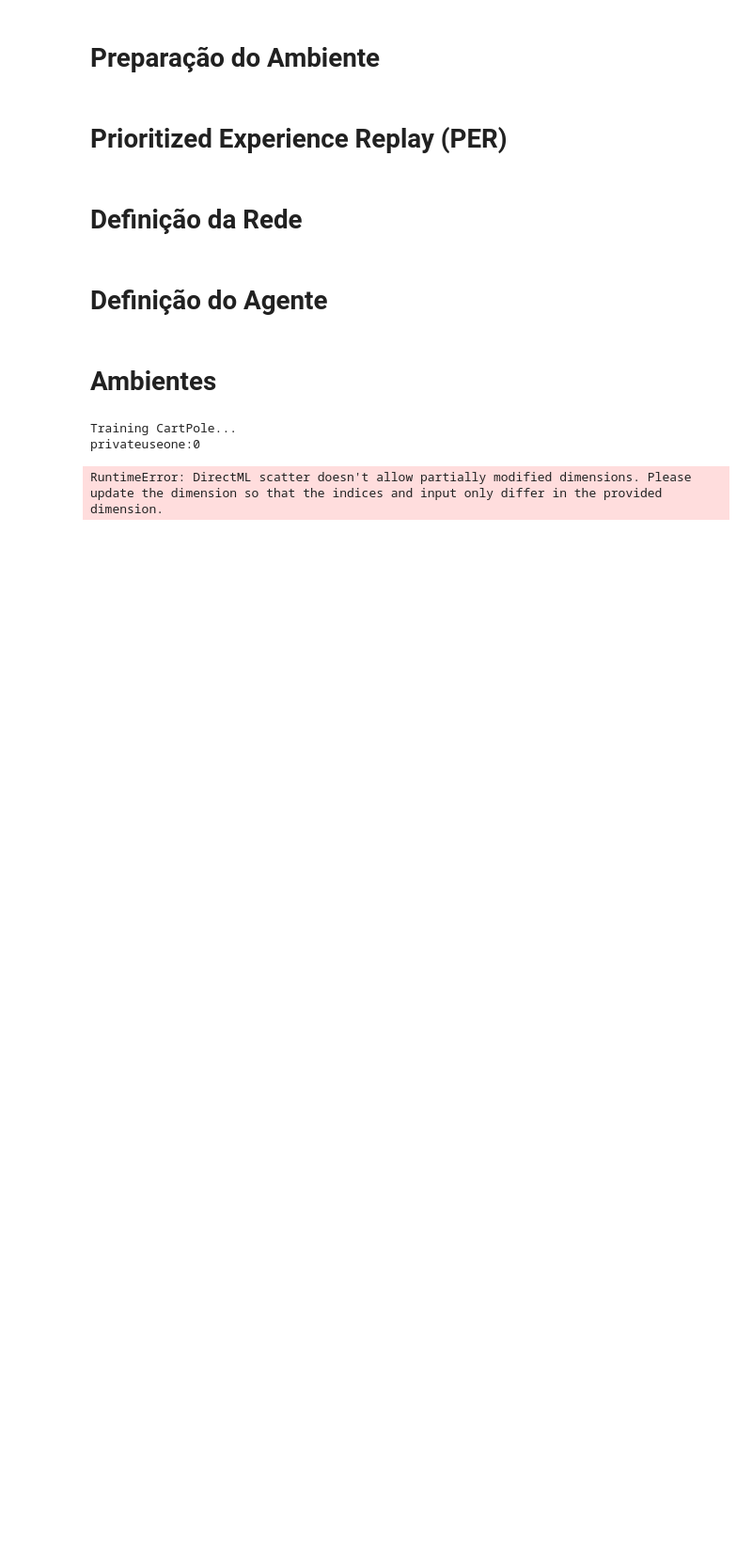
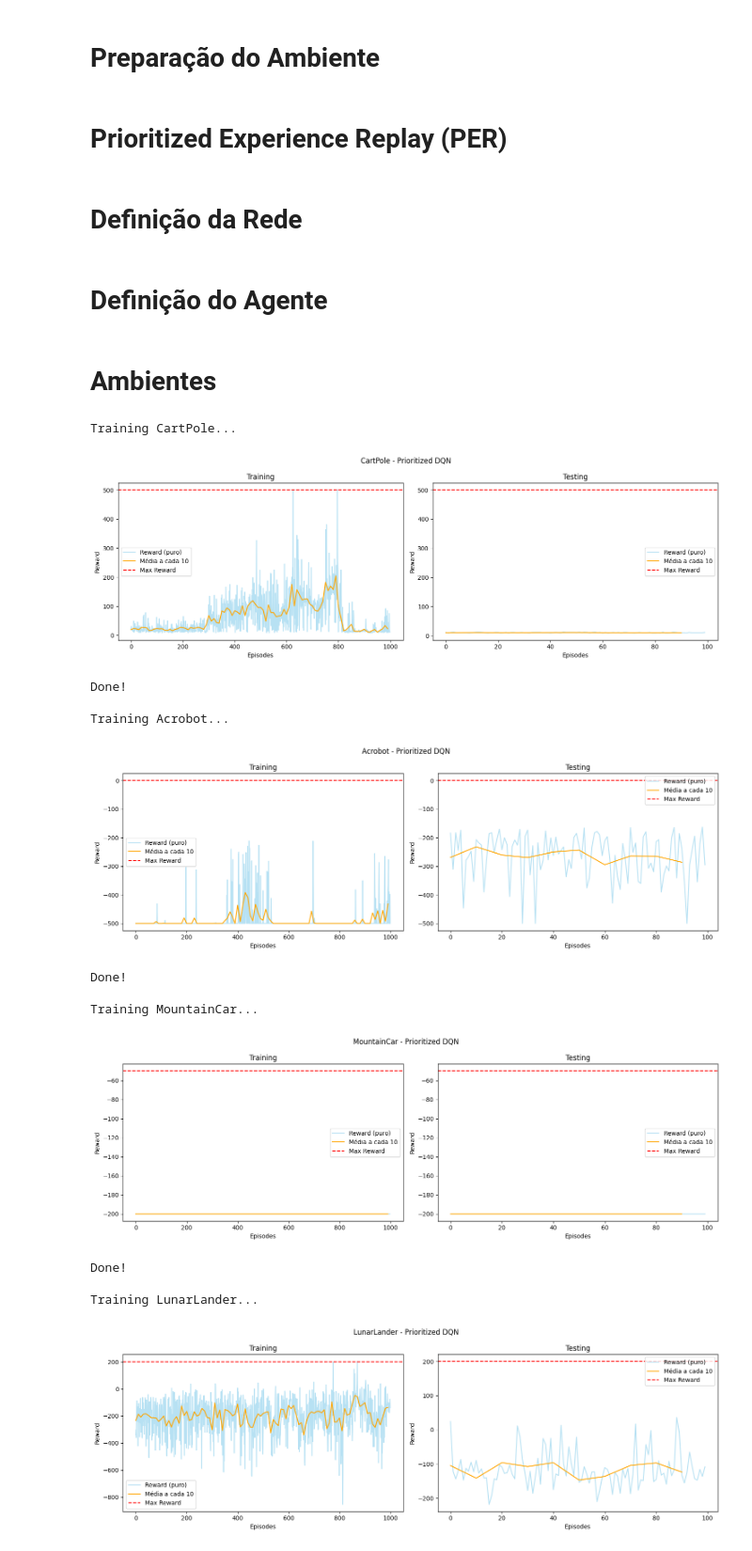
Before and after one commit to PedroLucas63/rl-notebooks, a Jupyter notebook: Deep Q-Learning/PrioritizedDQN.ipynb, the cells around one changed output. Shown at 94% size. Cells and saved outputs as stored; diff of their text form; code cells hidden in the pictures; blank space fills up the shorter version.

```diff
--- a/Deep Q-Learning/PrioritizedDQN.ipynb
+++ b/Deep Q-Learning/PrioritizedDQN.ipynb
@@ -173,9 +172,6 @@ class PrioritizedDQNAgent:
       self.beta_decay = beta_decay
 
       self.device = torch.device("cuda" if torch.cuda.is_available() else "cpu")
-
-      print(self.device)
-
       self.env = env
 
       self.dqn = DQN(env.observation_space.shape, env.action_space.n).to(self.device)
@@ -224,7 +220,7 @@ class PrioritizedDQNAgent:
          q_target = rewards + self.gamma * q_next * (1 - dones)
 
       losses = self.loss(q_eval, q_target)
-      loss = (losses * weights).mean()
+      loss = torch.mean(losses * weights)
 
       self.optimizer.zero_grad()
       loss.backward()
@@ -233,7 +229,7 @@ class PrioritizedDQNAgent:
       td_errors = (q_eval - q_target).detach().cpu().numpy().squeeze()
       self.replay.update_priorities(indices, td_errors)
 
-      self.beta *= 1 + self.beta_decay if self.beta < 1 else 1
+      self.beta = min(1, self.beta + self.beta_decay)
 
    def train(self, episodes, verbose=False):
       progress = tqdm(range(1, episodes + 1), desc="Training", disable=not verbose)
@@ -310,19 +306,30 @@ envs = [
 # %%
 for env_name, env_title, path, max_reward in envs:
    print(f"Training {env_title}...")
 
    env = gym.make(env_name)
-   agent = PrioritizedDQNAgent(env)
+   agent = PrioritizedDQNAgent(env, beta_decay=(1 - 0.4) / 1000)
 
    train_rewards = agent.train(1000, verbose=True)
    test_rewards = agent.evaluate(100, verbose=True)
 
    agent.save(f'checkpoint/{path}')
 
    plot_rewards(train_rewards, test_rewards, f"{env_title} - Prioritized DQN", max_reward=max_reward)
 
    print("Done!\n")
 # %% [output]
 Training CartPole...
-privateuseone:0
+[figure, added]
-RuntimeError: DirectML scatter doesn't allow partially modified dimensions. Please update the dimension so that the indices and input only differ in the provided dimension.
+Done!
+
+Training Acrobot...
+[figure, added]
+Done!
+
+Training MountainCar...
+[figure, added]
+Done!
+
+Training LunarLander...
+[figure, added]
```
Also changed, not shown: parts of 2 cells of this notebook, 4 other files.
